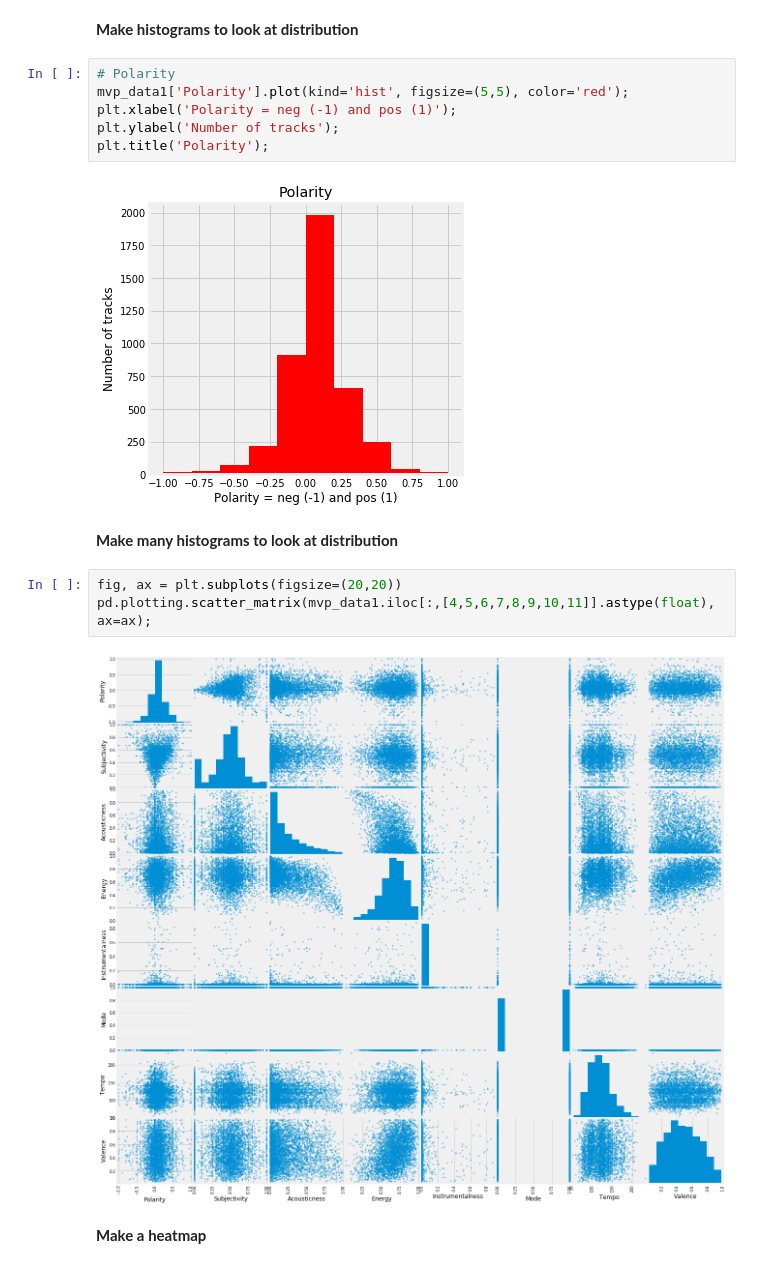
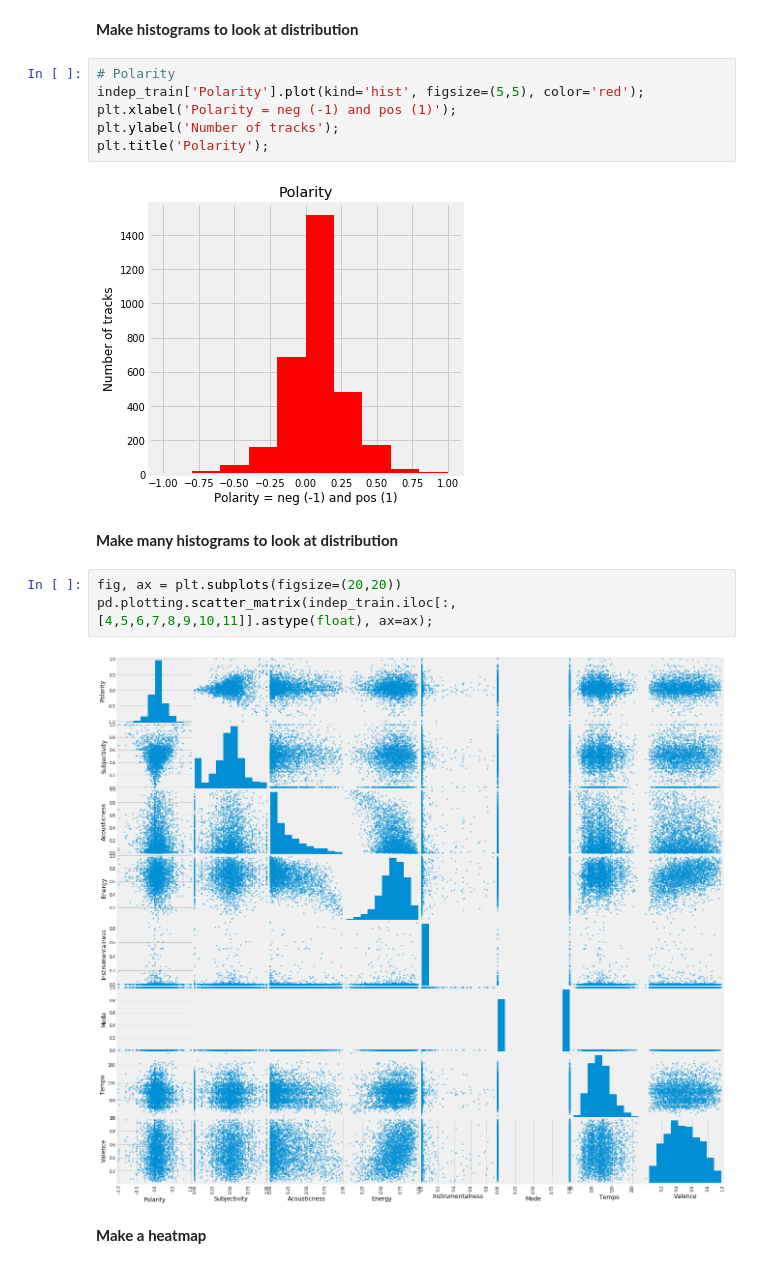
Before and after one commit to yhpf/Capstone-General_Assembly, a Jupyter notebook: 9_mvp_mood_of_song.ipynb, the cells around one changed output. Cells and saved outputs as stored; diff of their text form.

```diff
--- a/9_mvp_mood_of_song.ipynb
+++ b/9_mvp_mood_of_song.ipynb
@@ -230,18 +237,18 @@ len(indep_train)
 **Make histograms to look at distribution**
 # %%
 # Polarity
-mvp_data1['Polarity'].plot(kind='hist', figsize=(5,5), color='red');
+indep_train['Polarity'].plot(kind='hist', figsize=(5,5), color='red');
 plt.xlabel('Polarity = neg (-1) and pos (1)');
 plt.ylabel('Number of tracks');
 plt.title('Polarity');
 # %% [output]
-[figure, old version]
+[figure, new version]
 # %% [markdown]
 **Make many histograms to look at distribution**
 # %%
 fig, ax = plt.subplots(figsize=(20,20))
-pd.plotting.scatter_matrix(mvp_data1.iloc[:,[4,5,6,7,8,9,10,11]].astype(float), ax=ax);
+pd.plotting.scatter_matrix(indep_train.iloc[:,[4,5,6,7,8,9,10,11]].astype(float), ax=ax);
 # %% [output]
-[figure, old version]
+[figure, new version]
 # %% [markdown]
 **Make a heatmap**
```
Also changed, not shown: parts of 28 cells of this notebook.
